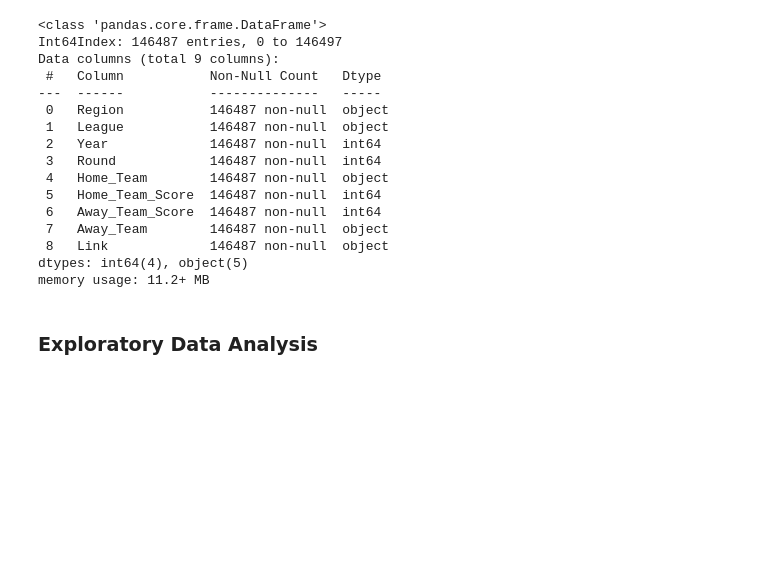
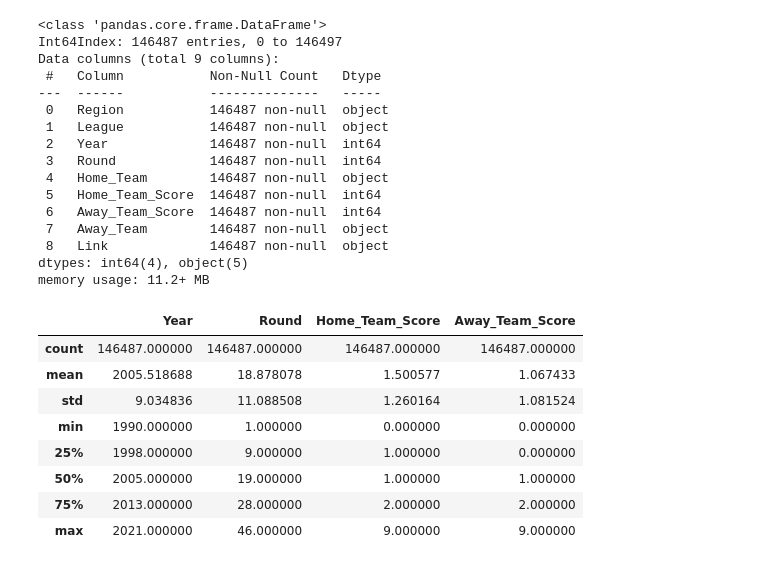
Before and after one commit to Gagan-Sehmbi/Football-Match-Outcome-Prediction, a Jupyter notebook: main.ipynb, the cells around one changed output. Drawn from its saved outputs; the diff is of its cells as text; code cells hidden in the pictures; blank space fills up the shorter version.

```diff
--- a/main.ipynb
+++ b/main.ipynb
@@ -207,5 +207,15 @@ Data columns (total 9 columns):
  8   Link             146487 non-null  object
 dtypes: int64(4), object(5)
 memory usage: 11.2+ MB
-# %% [markdown]
-### Exploratory Data Analysis
+# %%
+df.describe()
+# %% [output]
+|  | Year | Round | Home_Team_Score | Away_Team_Score |
+| count | 146487.000000 | 146487.000000 | 146487.000000 | 146487.000000 |
+| mean | 2005.518688 | 18.878078 | 1.500577 | 1.067433 |
+| std | 9.034836 | 11.088508 | 1.260164 | 1.081524 |
+| min | 1990.000000 | 1.000000 | 0.000000 | 0.000000 |
+| 25% | 1998.000000 | 9.000000 | 1.000000 | 0.000000 |
+| 50% | 2005.000000 | 19.000000 | 1.000000 | 1.000000 |
+| 75% | 2013.000000 | 28.000000 | 2.000000 | 2.000000 |
+| max | 2021.000000 | 46.000000 | 9.000000 | 9.000000 |
```
Also changed, not shown: parts of 14 cells of this notebook.
